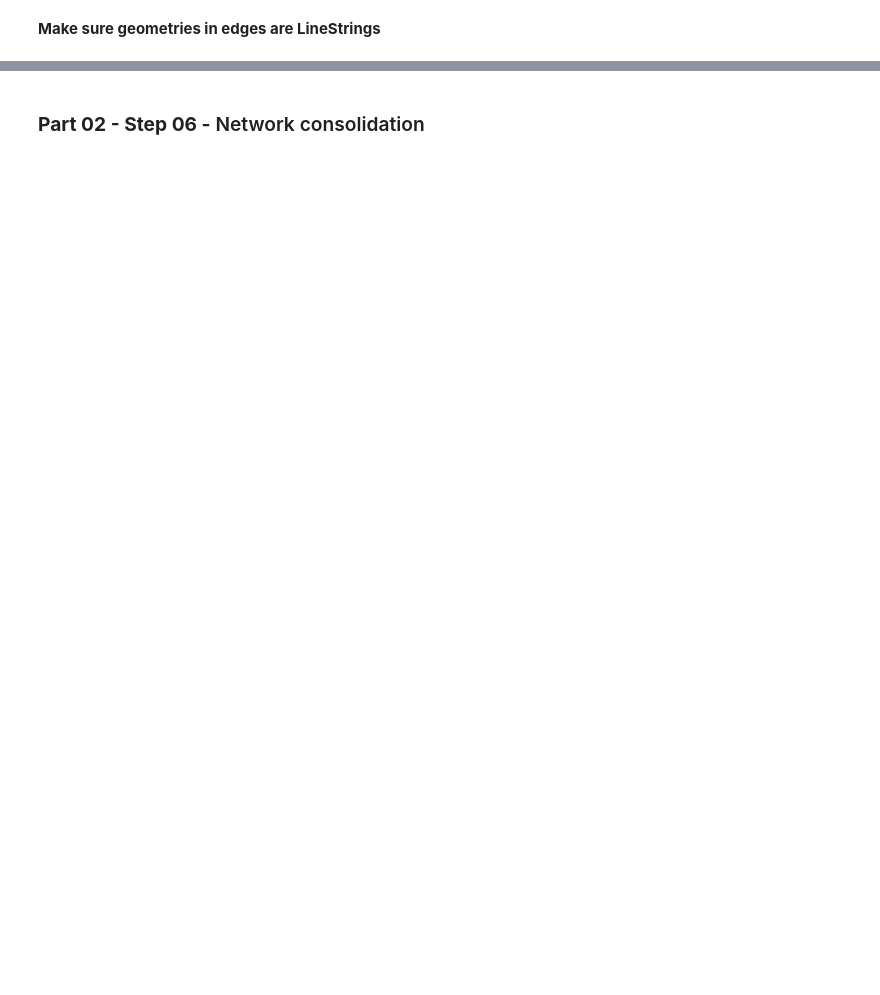
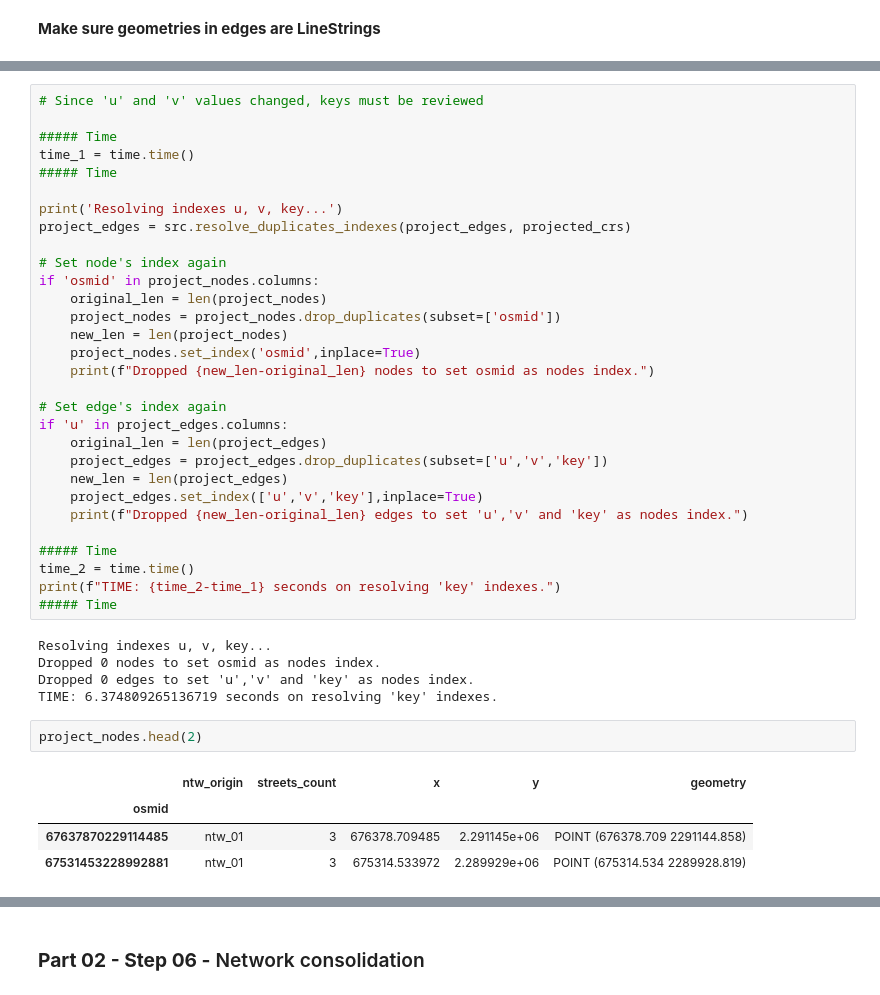
Before and after one commit to Observatorio-Ciudades/vref_walkability_index, a Jupyter notebook: notebooks/01_PL_04_Combine_networks.ipynb, the cells around one changed output, grey strips where cells are left out. Saved outputs shown, nothing was run; the diff lists cells and outputs as text; blank space fills up the shorter version.

```diff
--- a/notebooks/01_PL_04_Combine_networks.ipynb
+++ b/notebooks/01_PL_04_Combine_networks.ipynb
@@ -4044,0 +4179,42 @@ project_edges.head(2)
+# %%
+# Since 'u' and 'v' values changed, keys must be reviewed
+
+##### Time
+time_1 = time.time()
+##### Time
+
+print('Resolving indexes u, v, key...')
+project_edges = src.resolve_duplicates_indexes(project_edges, projected_crs)
+
+# Set node's index again
+if 'osmid' in project_nodes.columns:
+    original_len = len(project_nodes)
+    project_nodes = project_nodes.drop_duplicates(subset=['osmid'])
+    new_len = len(project_nodes)
+    project_nodes.set_index('osmid',inplace=True)
+    print(f"Dropped {new_len-original_len} nodes to set osmid as nodes index.")
+
+# Set edge's index again
+if 'u' in project_edges.columns:
+    original_len = len(project_edges)
+    project_edges = project_edges.drop_duplicates(subset=['u','v','key'])
+    new_len = len(project_edges)
+    project_edges.set_index(['u','v','key'],inplace=True)
+    print(f"Dropped {new_len-original_len} edges to set 'u','v' and 'key' as nodes index.")
+
+##### Time
+time_2 = time.time()
+print(f"TIME: {time_2-time_1} seconds on resolving 'key' indexes.")
+##### Time
+# %% [output]
+Resolving indexes u, v, key...
+Dropped 0 nodes to set osmid as nodes index.
+Dropped 0 edges to set 'u','v' and 'key' as nodes index.
+TIME: 6.374809265136719 seconds on resolving 'key' indexes.
+# %%
+project_nodes.head(2)
+# %% [output]
+|  | ntw_origin | streets_count | x | y | geometry |
+| osmid |  |  |  |  |  |
+| 67637870229114485 | ntw_01 | 3 | 676378.709485 | 2.291145e+06 | POINT (676378.709 2291144.858) |
+| 67531453228992881 | ntw_01 | 3 | 675314.533972 | 2.289929e+06 | POINT (675314.534 2289928.819) |
```
Also changed, not shown: parts of 13 cells of this notebook.
